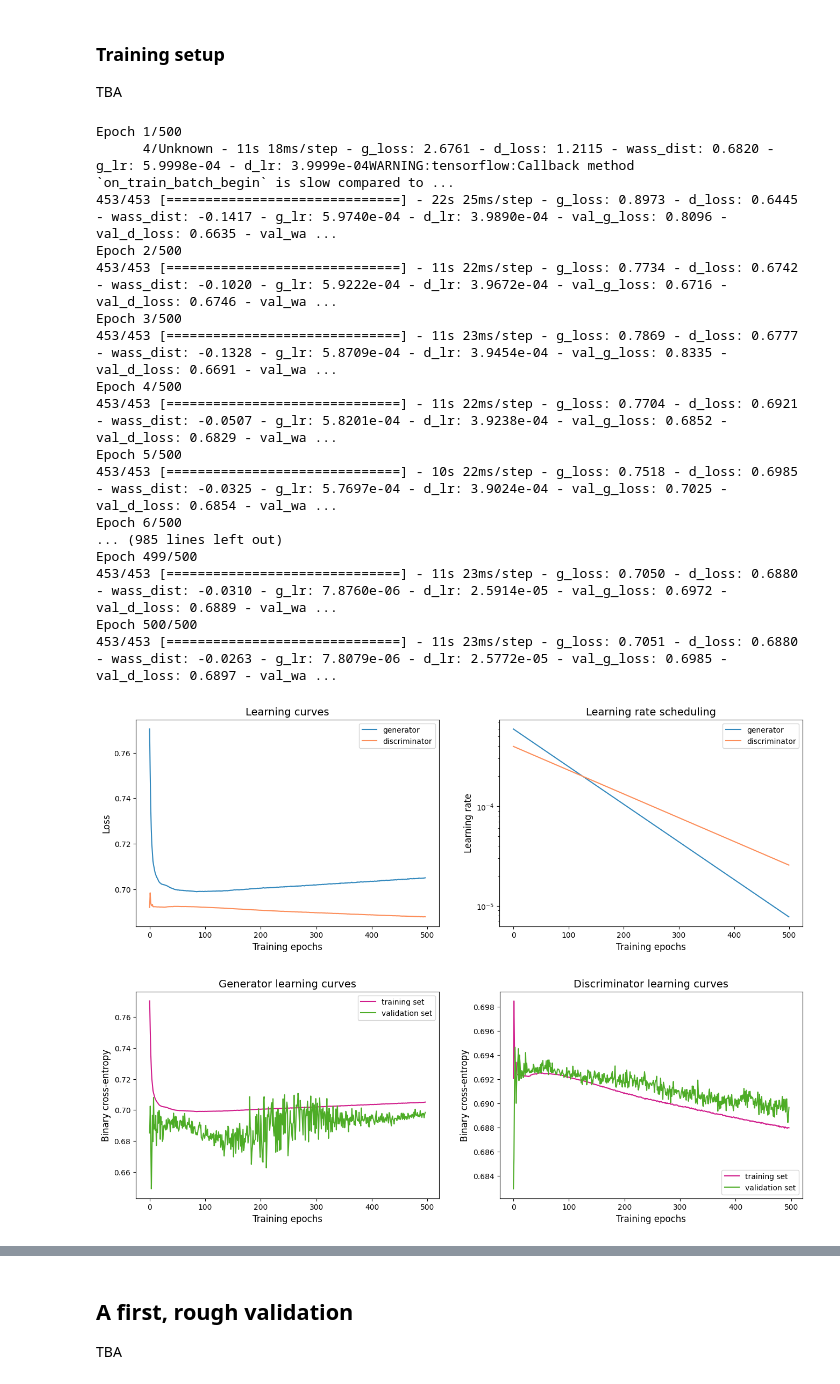
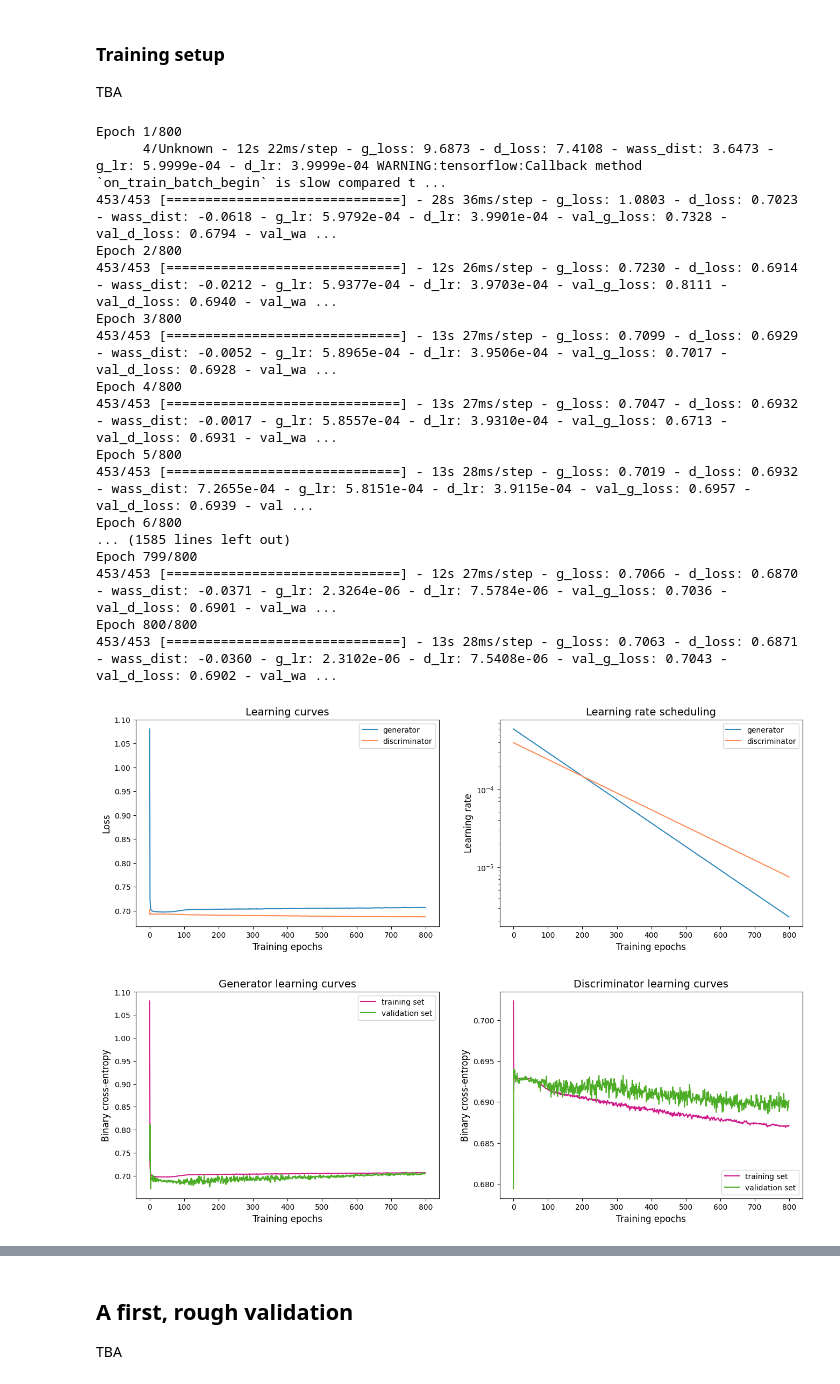
Before and after one commit to LamarrSim/lb-pidsim-train, a Jupyter notebook: notebooks/GlobalPID-im-muon-train.ipynb, the cells around one changed output, grey strips where cells are left out. Saved outputs shown, nothing was run; the diff lists cells and outputs as text; code cells hidden in the pictures.

Commit message:
added trained notebooks for kaon, muon and proton

```diff
--- a/notebooks/GlobalPID-im-muon-train.ipynb
+++ b/notebooks/GlobalPID-im-muon-train.ipynb
@@ -92,7 +92,7 @@ from pidgan.players.generators import ResGenerator
 generator = ResGenerator(
     output_dim=y.shape[1],
     latent_dim=64,
-    num_hidden_layers=5,
+    num_hidden_layers=8,
     mlp_hidden_units=128,
     mlp_dropout_rates=0.0,
     output_activation=None,
@@ -141,7 +141,7 @@ from pidgan.players.discriminators import AuxDiscriminator
 discriminator = AuxDiscriminator(
     output_dim=1,
     aux_features=["3 - 0", "2 - 1"],  # ["PIDmu - PIDe", "PIDK - PIDp"]
-    num_hidden_layers=5,
+    num_hidden_layers=6,
     mlp_hidden_units=128,
     mlp_dropout_rates=0.0,
     enable_residual_blocks=True,
@@ -265,7 +265,7 @@ callbacks = list()
 g_lr_sched = LearnRateExpDecay(
     gan.generator_optimizer,
     decay_rate=0.1,
-    decay_steps=120_000,
+    decay_steps=150_000,
     min_learning_rate=g_lr0/1e3,
     verbose=True,
     key="g_lr",
@@ -275,7 +275,7 @@ callbacks.append(g_lr_sched)
 d_lr_sched = LearnRateExpDecay(
     gan.discriminator_optimizer,
     decay_rate=0.1,
-    decay_steps=190_000,
+    decay_steps=210_000,
     min_learning_rate=d_lr0/1e3,
     verbose=True,
     key="d_lr",
@@ -294,7 +294,7 @@ callbacks.append(d_lr_sched)
 from datetime import datetime
 
 batch_size = 10_000
-num_epochs = 500 if not TEST else 150
+num_epochs = 800 if not TEST else 150
 
 data_train = ds_train.batch(batch_size, drop_remainder=True).prefetch(tf.data.AUTOTUNE)
 data_val = next(iter(ds_val.batch(batch_size)))
@@ -310,50 +310,50 @@ if not TEST:
 else:
     prefix = "test"
 # %% [output]
-Epoch 1/500
-      4/Unknown - 11s 18ms/step - g_loss: 2.6761 - d_loss: 1.2115 - wass_dist: 0.6820 - g_lr: 5.9998e-04 - d_lr: 3.9999e-04WARNING:tensorflow:Callback method `on_train_batch_begin` is slow compared to ...
-453/453 [==============================] - 22s 25ms/step - g_loss: 0.8973 - d_loss: 0.6445 - wass_dist: -0.1417 - g_lr: 5.9740e-04 - d_lr: 3.9890e-04 - val_g_loss: 0.8096 - val_d_loss: 0.6635 - val_wa ...
-Epoch 2/500
-453/453 [==============================] - 11s 22ms/step - g_loss: 0.7734 - d_loss: 0.6742 - wass_dist: -0.1020 - g_lr: 5.9222e-04 - d_lr: 3.9672e-04 - val_g_loss: 0.6716 - val_d_loss: 0.6746 - val_wa ...
-Epoch 3/500
-453/453 [==============================] - 11s 23ms/step - g_loss: 0.7869 - d_loss: 0.6777 - wass_dist: -0.1328 - g_lr: 5.8709e-04 - d_lr: 3.9454e-04 - val_g_loss: 0.8335 - val_d_loss: 0.6691 - val_wa ...
-Epoch 4/500
-453/453 [==============================] - 11s 22ms/step - g_loss: 0.7704 - d_loss: 0.6921 - wass_dist: -0.0507 - g_lr: 5.8201e-04 - d_lr: 3.9238e-04 - val_g_loss: 0.6852 - val_d_loss: 0.6829 - val_wa ...
-Epoch 5/500
-453/453 [==============================] - 10s 22ms/step - g_loss: 0.7518 - d_loss: 0.6985 - wass_dist: -0.0325 - g_lr: 5.7697e-04 - d_lr: 3.9024e-04 - val_g_loss: 0.7025 - val_d_loss: 0.6854 - val_wa ...
-Epoch 6/500
-... (985 lines left out)
-Epoch 499/500
-453/453 [==============================] - 11s 23ms/step - g_loss: 0.7050 - d_loss: 0.6880 - wass_dist: -0.0310 - g_lr: 7.8760e-06 - d_lr: 2.5914e-05 - val_g_loss: 0.6972 - val_d_loss: 0.6889 - val_wa ...
-Epoch 500/500
-453/453 [==============================] - 11s 23ms/step - g_loss: 0.7051 - d_loss: 0.6880 - wass_dist: -0.0263 - g_lr: 7.8079e-06 - d_lr: 2.5772e-05 - val_g_loss: 0.6985 - val_d_loss: 0.6897 - val_wa ...
+Epoch 1/800
+      4/Unknown - 12s 22ms/step - g_loss: 9.6873 - d_loss: 7.4108 - wass_dist: 3.6473 - g_lr: 5.9999e-04 - d_lr: 3.9999e-04 WARNING:tensorflow:Callback method `on_train_batch_begin` is slow compared t ...
+453/453 [==============================] - 28s 36ms/step - g_loss: 1.0803 - d_loss: 0.7023 - wass_dist: -0.0618 - g_lr: 5.9792e-04 - d_lr: 3.9901e-04 - val_g_loss: 0.7328 - val_d_loss: 0.6794 - val_wa ...
+Epoch 2/800
+453/453 [==============================] - 12s 26ms/step - g_loss: 0.7230 - d_loss: 0.6914 - wass_dist: -0.0212 - g_lr: 5.9377e-04 - d_lr: 3.9703e-04 - val_g_loss: 0.8111 - val_d_loss: 0.6940 - val_wa ...
+Epoch 3/800
+453/453 [==============================] - 13s 27ms/step - g_loss: 0.7099 - d_loss: 0.6929 - wass_dist: -0.0052 - g_lr: 5.8965e-04 - d_lr: 3.9506e-04 - val_g_loss: 0.7017 - val_d_loss: 0.6928 - val_wa ...
+Epoch 4/800
+453/453 [==============================] - 13s 27ms/step - g_loss: 0.7047 - d_loss: 0.6932 - wass_dist: -0.0017 - g_lr: 5.8557e-04 - d_lr: 3.9310e-04 - val_g_loss: 0.6713 - val_d_loss: 0.6931 - val_wa ...
+Epoch 5/800
+453/453 [==============================] - 13s 28ms/step - g_loss: 0.7019 - d_loss: 0.6932 - wass_dist: 7.2655e-04 - g_lr: 5.8151e-04 - d_lr: 3.9115e-04 - val_g_loss: 0.6957 - val_d_loss: 0.6939 - val ...
+Epoch 6/800
+... (1585 lines left out)
+Epoch 799/800
+453/453 [==============================] - 12s 27ms/step - g_loss: 0.7066 - d_loss: 0.6870 - wass_dist: -0.0371 - g_lr: 2.3264e-06 - d_lr: 7.5784e-06 - val_g_loss: 0.7036 - val_d_loss: 0.6901 - val_wa ...
+Epoch 800/800
+453/453 [==============================] - 13s 28ms/step - g_loss: 0.7063 - d_loss: 0.6871 - wass_dist: -0.0360 - g_lr: 2.3102e-06 - d_lr: 7.5408e-06 - val_g_loss: 0.7043 - val_d_loss: 0.6902 - val_wa ...
 # %%
 plt.figure(figsize=(16, 5), dpi=100)
 
-start_epoch = 3
+start_epoch = 0
 
 plt.subplot(1, 2, 1)
 plt.title("Learning curves", fontsize=14)
 plt.xlabel("Training epochs", fontsize=12)
 plt.ylabel("Loss", fontsize=12)
 plt.plot(train.history["g_loss"][start_epoch:], color="#3288bd", label="generator")
 plt.plot(train.history["d_loss"][start_epoch:], color="#fc8d59", label="discriminator")
 # plt.plot(train.history["r_loss"][start_epoch:], color="#4dac26", label="referee")
 plt.legend(loc="upper right", fontsize=10)
 
 plt.subplot(1, 2, 2)
 plt.title("Learning rate scheduling", fontsize=14)
 plt.xlabel("Training epochs", fontsize=12)
 plt.ylabel("Learning rate", fontsize=12)
 plt.plot(train.history["g_lr"], color="#3288bd", label="generator")
 plt.plot(train.history["d_lr"], color="#fc8d59", label="discriminator")
 # plt.plot(train.history["r_lr"], color="#4dac26", label="referee")
 plt.legend(loc="upper right", fontsize=10)
 plt.yscale("log")
 
 plt.show()
 # %% [output]
-[figure, old version]
+[figure, new version]
 # %%
 plt.figure(figsize=(16, 5), dpi=100)
 
@@ -375,7 +375,7 @@ plt.legend(loc="lower right", fontsize=10)
 
 plt.show()
 # %% [output]
-[figure, old version]
+[figure, new version]
 # %%
 plt.figure(figsize=(24, 5), dpi=100)
 
```
Also changed, not shown: parts of 8 cells of this notebook, 2 other files.
